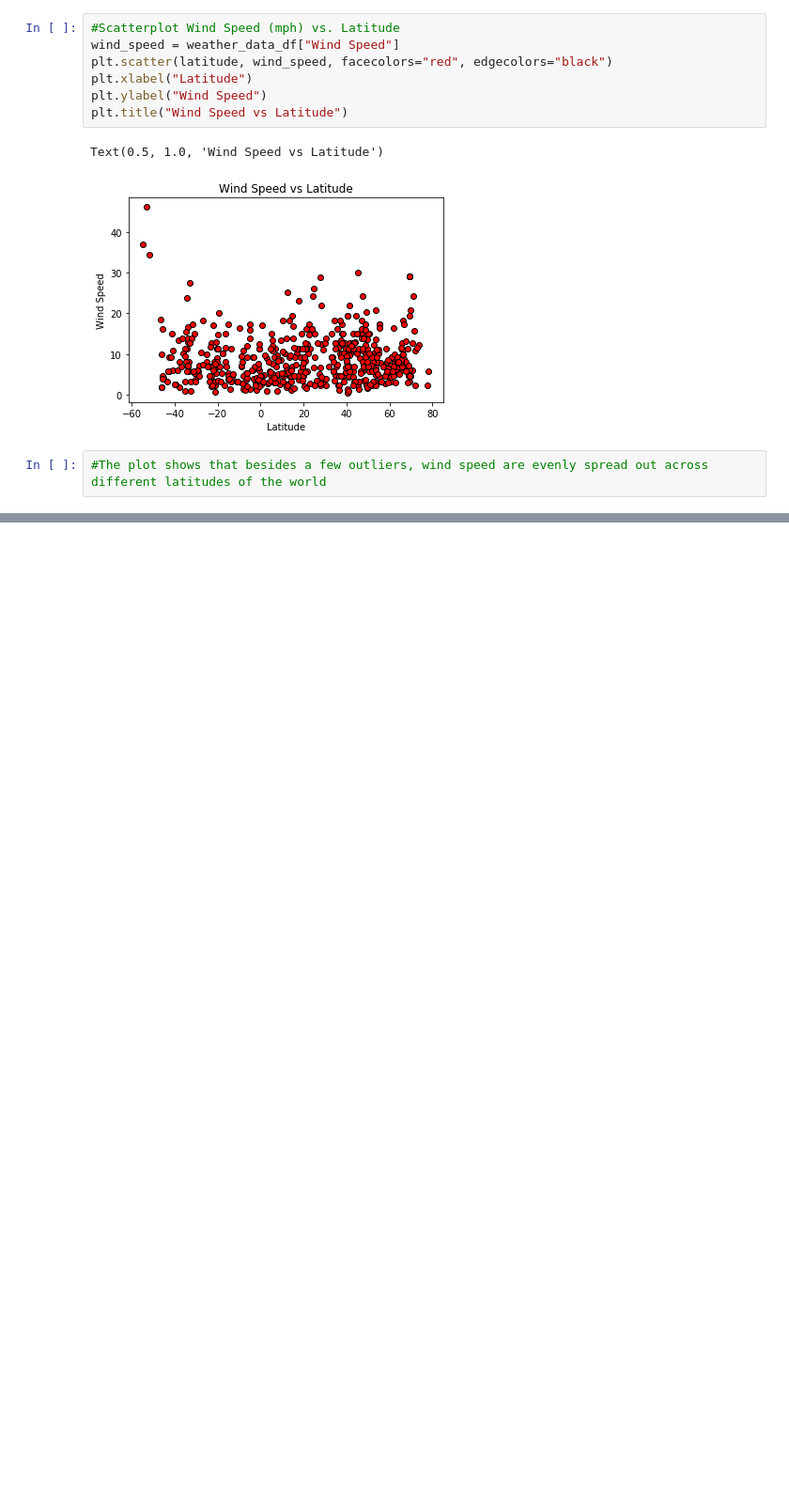
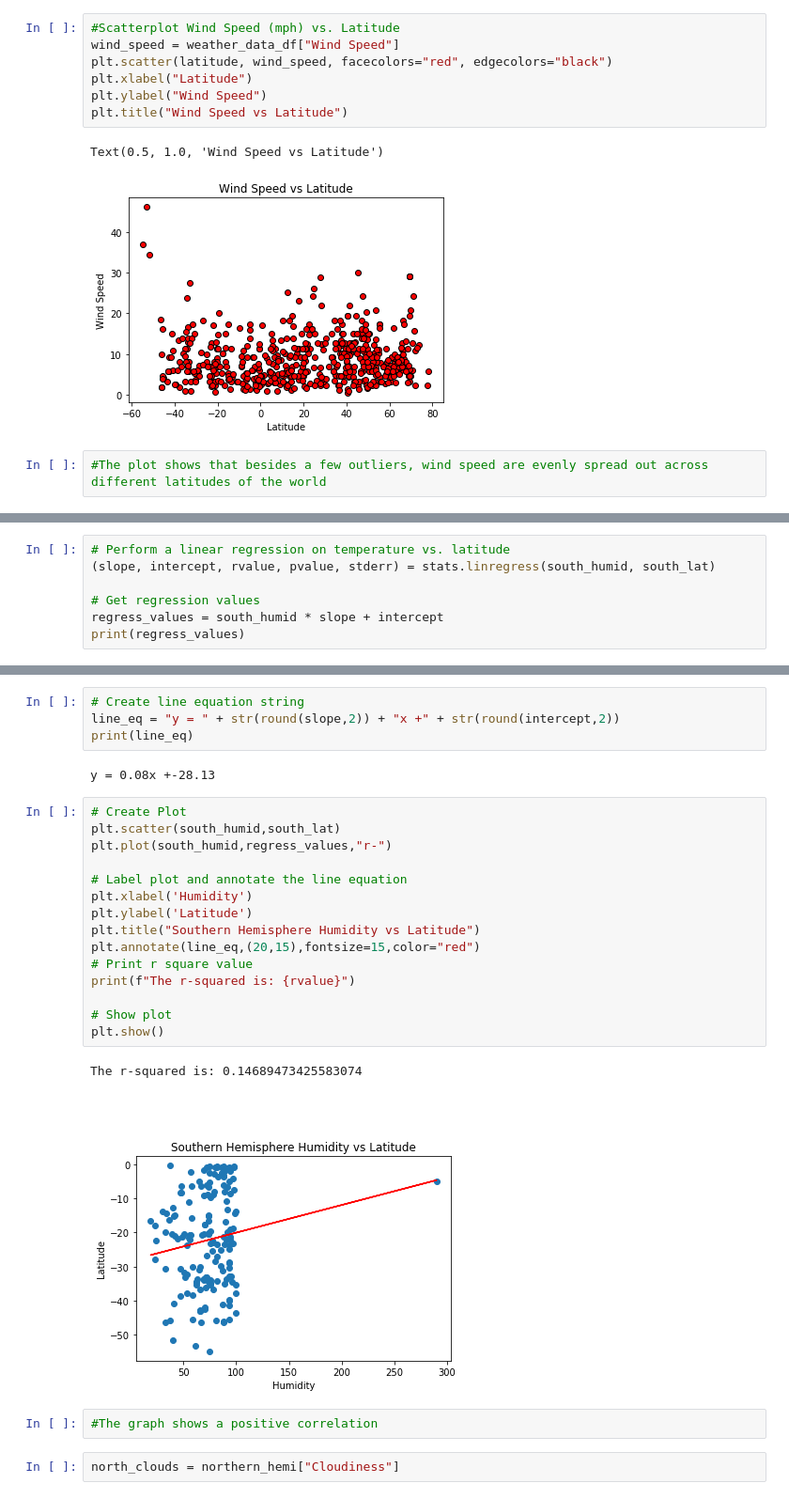
Before and after one commit to garrettsanders/python_api_challenge, a Jupyter notebook: WeatherPy.ipynb, the cells around one changed output, grey strips where cells are left out. Shown: that part at 94% size. Saved outputs shown, nothing was run; the diff lists cells and outputs as text; blank space fills up the shorter version.

```diff
--- a/WeatherPy.ipynb
+++ b/WeatherPy.ipynb
@@ -214,0 +381,7 @@ Text(0.5, 1.0, 'Wind Speed vs Latitude')
+# %%
+# Perform a linear regression on temperature vs. latitude
+(slope, intercept, rvalue, pvalue, stderr) = stats.linregress(south_humid, south_lat)
+
+# Get regression values
+regress_values = south_humid * slope + intercept
+print(regress_values)
@@ -214,0 +401,28 @@ Text(0.5, 1.0, 'Wind Speed vs Latitude')
+# %%
+# Create line equation string
+line_eq = "y = " + str(round(slope,2)) + "x +" + str(round(intercept,2))
+print(line_eq)
+# %% [output]
+y = 0.08x +-28.13
+# %%
+# Create Plot
+plt.scatter(south_humid,south_lat)
+plt.plot(south_humid,regress_values,"r-")
+
+# Label plot and annotate the line equation
+plt.xlabel('Humidity')
+plt.ylabel('Latitude')
+plt.title("Southern Hemisphere Humidity vs Latitude")
+plt.annotate(line_eq,(20,15),fontsize=15,color="red")
+# Print r square value
+print(f"The r-squared is: {rvalue}")
+
+# Show plot
+plt.show()
+# %% [output]
+The r-squared is: 0.14689473425583074
+[figure, added]
+# %%
+#The graph shows a positive correlation
+# %%
+north_clouds = northern_hemi["Cloudiness"]
```
Also changed, not shown: parts of 46 cells of this notebook.
